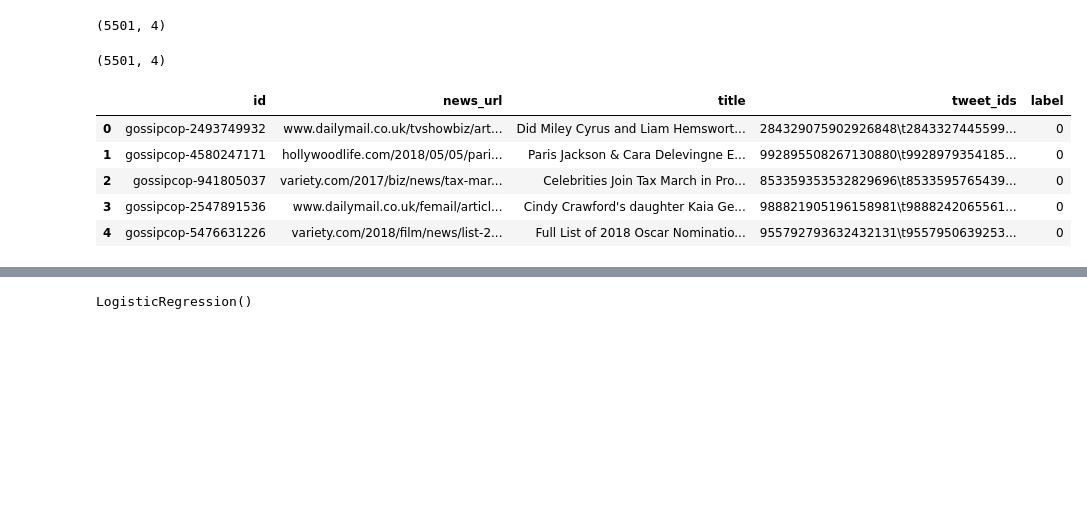
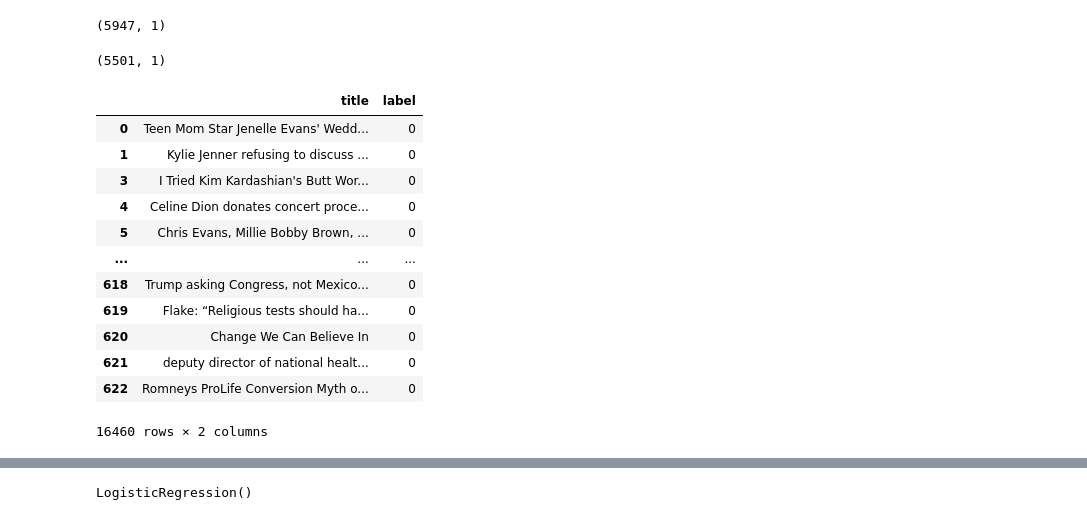
Before and after one commit to man1sh1409/fakeNewsSocialMediaProspective, a Jupyter notebook: fake_news.ipynb, the cells around one changed output, grey strips where cells are left out. Saved outputs shown, nothing was run; the diff lists cells and outputs as text; code cells hidden in the pictures; blank space fills up the shorter version.

```diff
--- a/fake_news.ipynb
+++ b/fake_news.ipynb
@@ -17,8 +17,5 @@ from sklearn.metrics import classification_report
 from imblearn.over_sampling import SMOTE
 # %%
 # read all the datasets
-df1=pd.read_csv('/content/gossipcop_real.csv')
-df2=pd.read_csv('/content/politifact_real.csv')
-df3=pd.read_csv('/content/politifact_fake.csv')
-df4=df1=pd.read_csv('/content/gossipcop_fake.csv')
+df1=pd.read_csv('/content/gossipcop_real.csv',usecols=['title'])
 # %%
@@ -51,0 +37,3 @@ memory usage: 19.6+ KB
+# %%
+df2=pd.read_csv('/content/politifact_real.csv',usecols=['title'])
+df2
@@ -52,3 +88,8 @@ memory usage: 19.6+ KB
+# %%
+df1=df1.drop(labels=['id','news_url','tweet_ids'],axis=1)
+df2=df2.drop(labels=['id','news_url','tweet_ids'],axis=1)
+df3=df3.drop(labels=['id','news_url','tweet_ids'],axis=1)
+df4=df4.drop(labels=['id','news_url','tweet_ids'],axis=1)
 # %%
 #combine the real and fake datasets
 df_real=pd.concat([df1,df2],axis=0)
@@ -81,7 +119,7 @@ df_real.sample(5)
 # %%
 df_real.shape
 # %% [output]
-(5501, 4)
+(5947, 1)
 # %%
 # remove title having less than 5 words
 df_real=df_real[~df_real.title.str.count('\s+').lt(4)]
@@ -89,18 +127,25 @@ df_real=df_real[~df_real.title.str.count('\s+').lt(4)]
 # check shape of real datasets
 df_real.shape
 # %% [output]
-(5501, 4)
+(5501, 1)
 # %%
 # add label column for real news
 df_real['label']=0
-df_real.head()
+df_real
 # %% [output]
-|  | id | news_url | title | tweet_ids | label |
-| 0 | gossipcop-2493749932 | www.dailymail.co.uk/tvshowbiz/art... | Did Miley Cyrus and Liam Hemswort... | 284329075902926848\t2843327445599... | 0 |
-| 1 | gossipcop-4580247171 | hollywoodlife.com/2018/05/05/pari... | Paris Jackson & Cara Delevingne E... | 992895508267130880\t9928979354185... | 0 |
-| 2 | gossipcop-941805037 | variety.com/2017/biz/news/tax-mar... | Celebrities Join Tax March in Pro... | 853359353532829696\t8533595765439... | 0 |
-| 3 | gossipcop-2547891536 | www.dailymail.co.uk/femail/articl... | Cindy Crawford's daughter Kaia Ge... | 988821905196158981\t9888242065561... | 0 |
-| 4 | gossipcop-5476631226 | variety.com/2018/film/news/list-2... | Full List of 2018 Oscar Nominatio... | 955792793632432131\t9557950639253... | 0 |
+|  | title | label |
+| 0 | Teen Mom Star Jenelle Evans' Wedd... | 0 |
+| 1 | Kylie Jenner refusing to discuss ... | 0 |
+| 3 | I Tried Kim Kardashian's Butt Wor... | 0 |
+| 4 | Celine Dion donates concert proce... | 0 |
+| 5 | Chris Evans, Millie Bobby Brown, ... | 0 |
+| ... | ... | ... |
+| 618 | Trump asking Congress, not Mexico... | 0 |
+| 619 | Flake: “Religious tests should ha... | 0 |
+| 620 | Change We Can Believe In | 0 |
+| 621 | deputy director of national healt... | 0 |
+| 622 | Romneys ProLife Conversion Myth o... | 0 |
+16460 rows × 2 columns
 # %%
 # similarly for fake news also
 df_fake=df_fake[~ df_fake.title.str.count('\s+').lt(4)]
```
Also changed, not shown: parts of 20 cells of this notebook.
